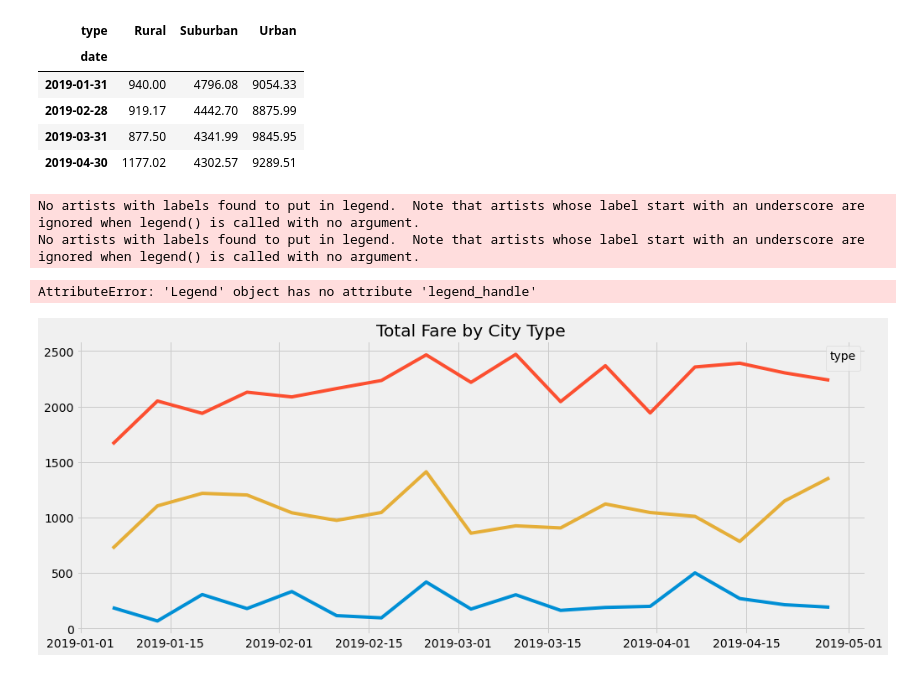
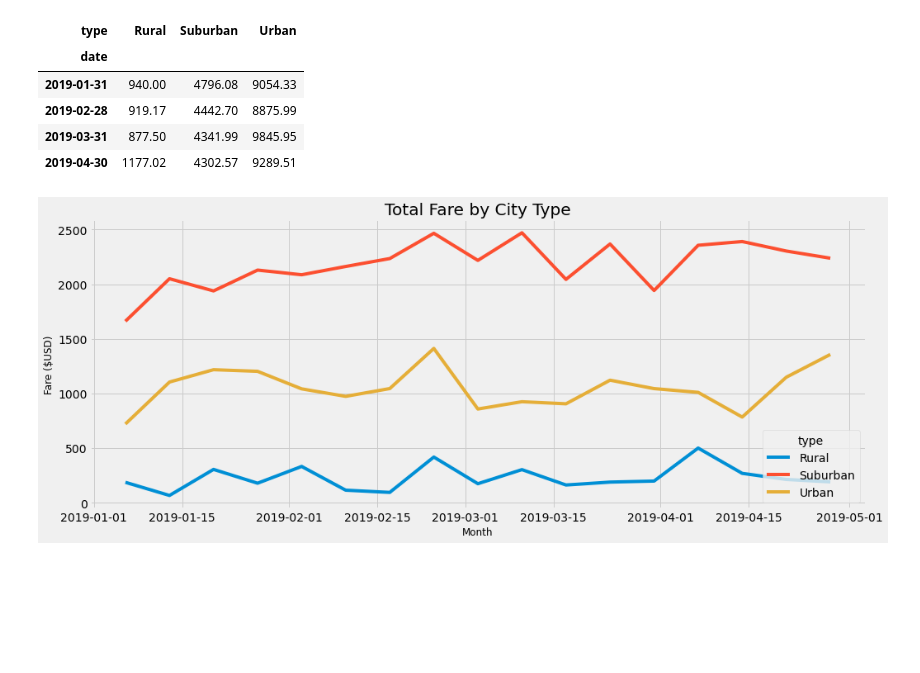
Before and after one commit to klkanchi/PyBer_Analysis, a Jupyter notebook: PyBer_Challenge.ipynb, the cells around one changed output. Drawn from its saved outputs; the diff is of its cells as text; code cells hidden in the pictures; blank space fills up the shorter version.

Commit message:
legend added to the plot

```diff
--- a/PyBer_Challenge.ipynb
+++ b/PyBer_Challenge.ipynb
@@ -285,26 +285,35 @@ new_pyber_data_from_resamplem
 # %%
 # 8. Using the object-oriented interface method, plot the resample DataFrame using the df.plot() function.
 
 # Import the style from Matplotlib.
 from matplotlib import style
 # Use the graph style fivethirtyeight.
-plt.style.use('fivethirtyeight')
+style.use('fivethirtyeight')
 fig,ax = plt.subplots(figsize=(15,6))
 
 
 ax.plot(new_pyber_data_from_resample['Rural'])
 ax.plot(new_pyber_data_from_resample['Urban'])
 ax.plot(new_pyber_data_from_resample['Suburban'])
 ax.set_title("Total Fare by City Type")
-plt.legend()
-lgnd = plt.legend(fontsize="12",mode="Expanded",scatterpoints=1,loc="best",title="type")
-lgnd.legend_handle[0]._sizes = [75]
-lgnd.legend_handles[1]._sizes = [75]
-lgnd.legend_handles[2]._sizes = [75]
-lgnd.get_title().set_fontsize(12)
+
+ax.set_ylabel("Fare ($USD)", fontsize=12)
+ax.set_xlabel("Month", fontsize=12)
+ax.grid(True)
+#handles,labels=ax.get_legend_handles_labels()
+
+ax.legend(["Rural", "Suburban","Urban"], loc ="lower right",title ="type")
+#ax.legend(
+
+#)
+#lgnd = plt.legend(fontsize="12",mode="Expanded",scatterpoints=1,loc="bottom-right",title="type")
+#lgnd.legend_handle[0]._sizes = [75]
+#lgnd.legend_handles[1]._sizes = [75]
+#lgnd.legend_handles[2]._sizes = [75]
+#lgnd.get_title().set_fontsize(12)
+
+
+
 plt.show()
 # %% [output]
-No artists with labels found to put in legend.  Note that artists whose label start with an underscore are ignored when legend() is called with no argument.
-No artists with labels found to put in legend.  Note that artists whose label start with an underscore are ignored when legend() is called with no argument.
-AttributeError: 'Legend' object has no attribute 'legend_handle'
-[figure, old version]
+[figure, new version]
```
